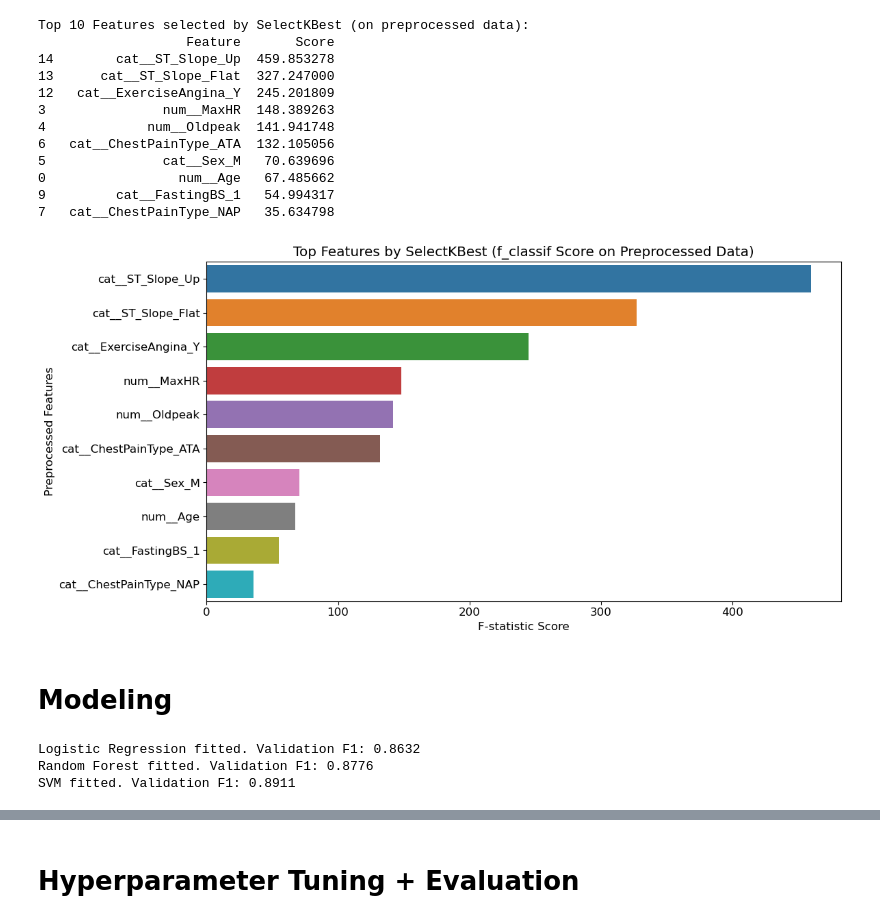
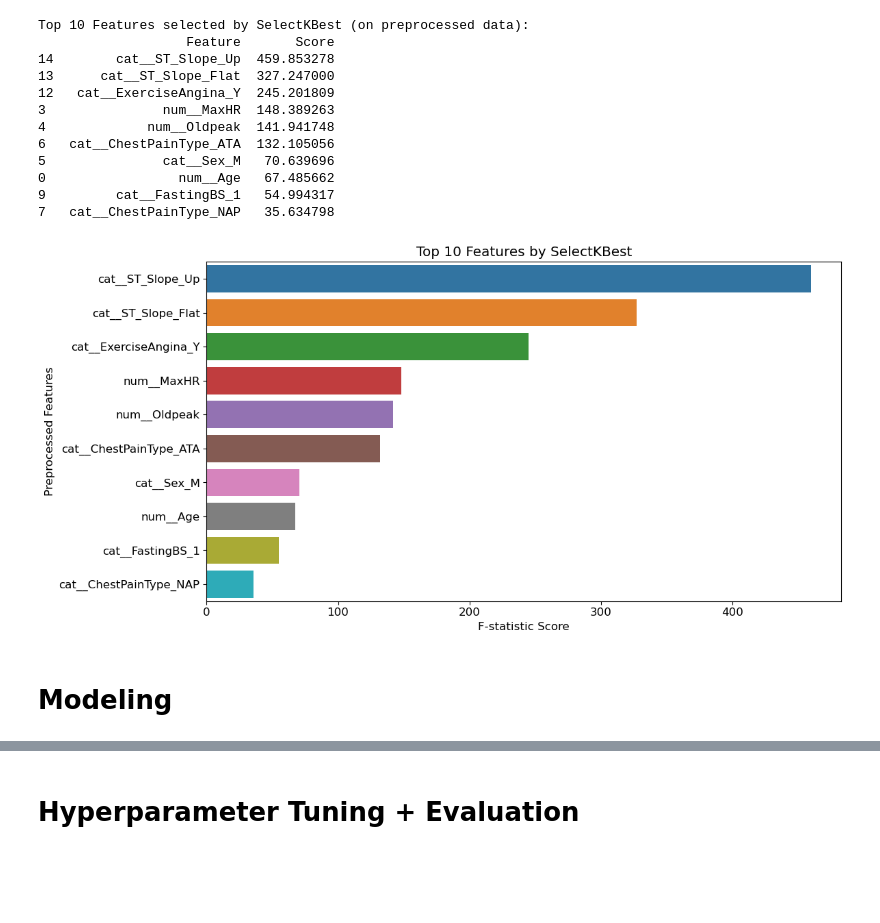
Before and after one commit to Bonniecoleman/Project_3, a Jupyter notebook: Heart Failure Prediction.ipynb, the cells around one changed output, grey strips where cells are left out. Drawn from its saved outputs; the diff is of its cells as text; code cells hidden in the pictures; blank space fills up the shorter version.

```diff
--- a/Heart Failure Prediction.ipynb
+++ b/Heart Failure Prediction.ipynb
@@ -209,5 +209,5 @@ plt.title("Correlation Matrix of Numerical Features");
 # %%
 chol_median = df[df['Cholesterol'] > 0]['Cholesterol'].median()
 df['Cholesterol'] = df['Cholesterol'].replace(0, np.nan)
-df['Cholesterol'].fillna(chol_median, inplace=True)
+df['Cholesterol'] = df['Cholesterol'].fillna(chol_median)
 df['Cholesterol_Log'] = np.log(df['Cholesterol'])
@@ -230,9 +220,3 @@ outlier_mask = pdf_values <= threshold # select those samples as outliers
 # %%
 X = df.drop('HeartDisease', axis=1)
 y = df['HeartDisease']
-# %%
-clf = GaussianMixture(n_components = 1, random_state=0)
-clf.fit(X)
-pdf_values = np.exp(clf.score_samples(X)) # converts log-likelihoods to probability densities
-threshold = np.quantile(pdf_values, 0.02) # set cutoff at the bottom 2% of the distribution
-outlier_mask = pdf_values <= threshold # select those samples as outliers
@@ -294,12 +279,11 @@ Top 10 Features selected by SelectKBest (on preprocessed data):
 # %%
 plt.figure(figsize=(12, 6))
 sns.barplot(x='Score', y='Feature', data=selected_feature_scores.head(10))
-plt.title('Top Features by SelectKBest (f_classif Score on Preprocessed Data)')
+plt.title('Top 10 Features by SelectKBest')
 plt.xlabel('F-statistic Score')
 plt.ylabel('Preprocessed Features')
-plt.tight_layout()
-plt.show()
+plt.tight_layout();
 # %% [output]
-[figure, old version]
+[figure, new version]
 # %% [markdown]
 # Modeling
@@ -313,23 +289,0 @@ models = {'Logistic Regression': Pipeline([('preprocessor', preprocessor),
-# %%
-# results = {}
-# for name, pipeline in models.items():
-#     pipeline.fit(X_train, y_train)
-#     y_pred = pipeline.predict(X_valid)
-
-#     results[name] = {'accuracy': accuracy_score(y_valid, y_pred),
-#                      'precision': precision_score(y_valid, y_pred),
-#                      'recall': recall_score(y_valid, y_pred),
-#                      'f1': f1_score(y_valid, y_pred),
-#                      'roc_auc': roc_auc_score(y_valid, pipeline.predict_proba(X_valid)[:,1])}
-
-results = {}
-for name, pipeline in models.items():
-    pipeline.fit(X_train, y_train)
-    y_pred_valid = pipeline.predict(X_valid)
-
-    results[name] = f1_score(y_valid, y_pred_valid)
-    print(f"{name} fitted. Validation F1: {results[name]:.4f}")
-# %% [output]
-Logistic Regression fitted. Validation F1: 0.8632
-Random Forest fitted. Validation F1: 0.8776
-SVM fitted. Validation F1: 0.8911
```
Also changed, not shown: parts of 20 cells of this notebook.
